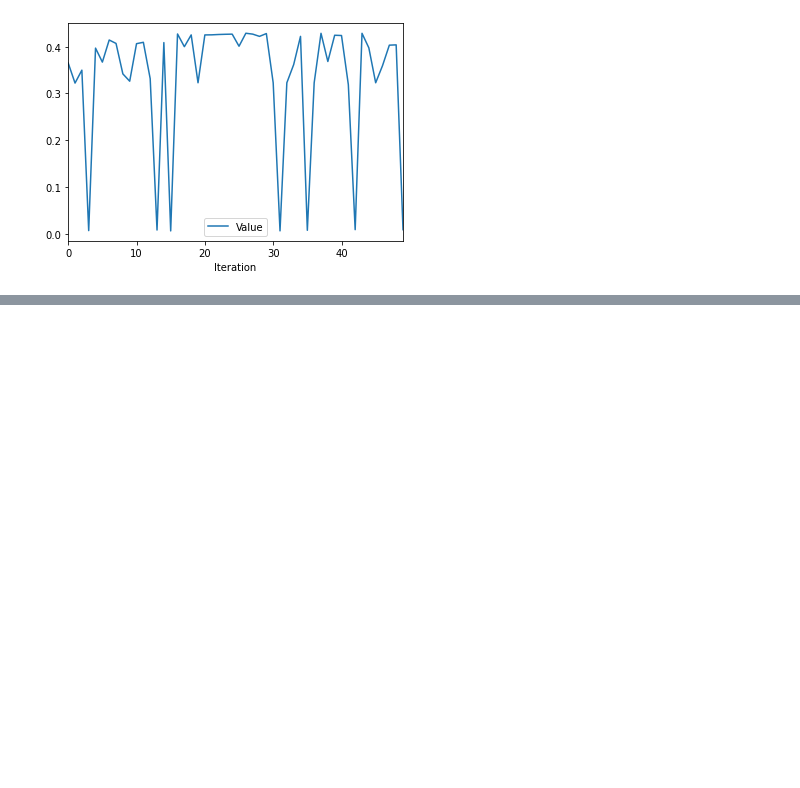
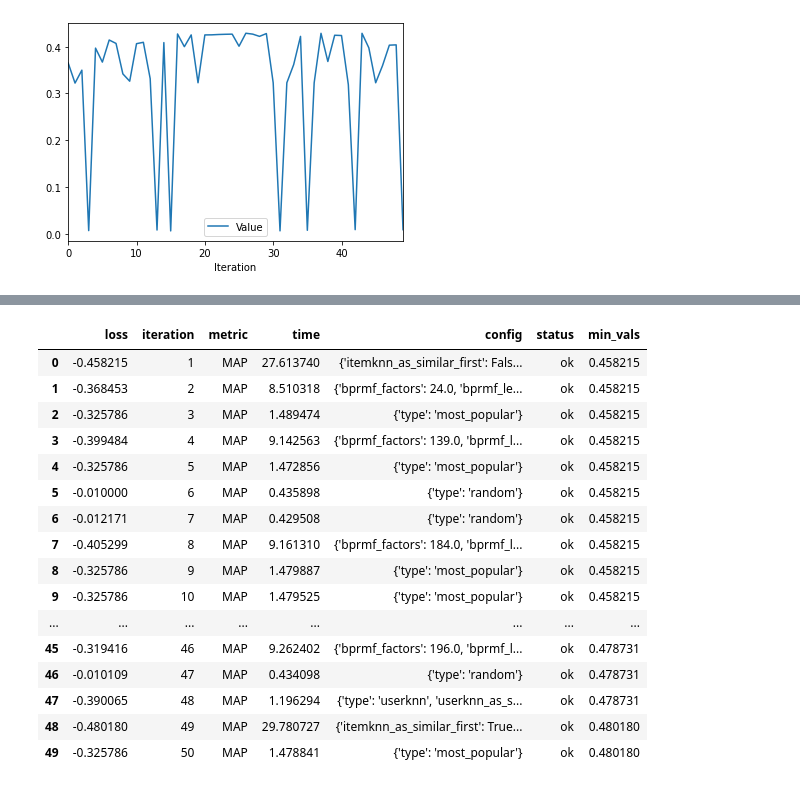
Before and after one commit to srijang97/Auto-CaseRec, a Jupyter notebook: Untitled.ipynb, the cells around one changed output, grey strips where cells are left out. Drawn from its saved outputs; the diff is of its cells as text; code cells hidden in the pictures; blank space fills up the shorter version.

```diff
--- a/Untitled.ipynb
+++ b/Untitled.ipynb
@@ -264,0 +341,20 @@ if os.path.exists(""+"optim_results.csv") is False:
+# %%
+test9
+# %% [output]
+|  | loss | iteration | metric | time | config | status | min_vals |
+| 0 | -0.458215 | 1 | MAP | 27.613740 | {'itemknn_as_similar_first': Fals... | ok | 0.458215 |
+| 1 | -0.368453 | 2 | MAP | 8.510318 | {'bprmf_factors': 24.0, 'bprmf_le... | ok | 0.458215 |
+| 2 | -0.325786 | 3 | MAP | 1.489474 | {'type': 'most_popular'} | ok | 0.458215 |
+| 3 | -0.399484 | 4 | MAP | 9.142563 | {'bprmf_factors': 139.0, 'bprmf_l... | ok | 0.458215 |
+| 4 | -0.325786 | 5 | MAP | 1.472856 | {'type': 'most_popular'} | ok | 0.458215 |
+| 5 | -0.010000 | 6 | MAP | 0.435898 | {'type': 'random'} | ok | 0.458215 |
+| 6 | -0.012171 | 7 | MAP | 0.429508 | {'type': 'random'} | ok | 0.458215 |
+| 7 | -0.405299 | 8 | MAP | 9.161310 | {'bprmf_factors': 184.0, 'bprmf_l... | ok | 0.458215 |
+| 8 | -0.325786 | 9 | MAP | 1.479887 | {'type': 'most_popular'} | ok | 0.458215 |
+| 9 | -0.325786 | 10 | MAP | 1.479525 | {'type': 'most_popular'} | ok | 0.458215 |
+| ... | ... | ... | ... | ... | ... | ... | ... |
+| 45 | -0.319416 | 46 | MAP | 9.262402 | {'bprmf_factors': 196.0, 'bprmf_l... | ok | 0.478731 |
+| 46 | -0.010109 | 47 | MAP | 0.434098 | {'type': 'random'} | ok | 0.478731 |
+| 47 | -0.390065 | 48 | MAP | 1.196294 | {'type': 'userknn', 'userknn_as_s... | ok | 0.478731 |
+| 48 | -0.480180 | 49 | MAP | 29.780727 | {'itemknn_as_similar_first': True... | ok | 0.480180 |
+| 49 | -0.325786 | 50 | MAP | 1.478841 | {'type': 'most_popular'} | ok | 0.480180 |
```
Also changed, not shown: parts of 13 cells of this notebook, 3 other files.
